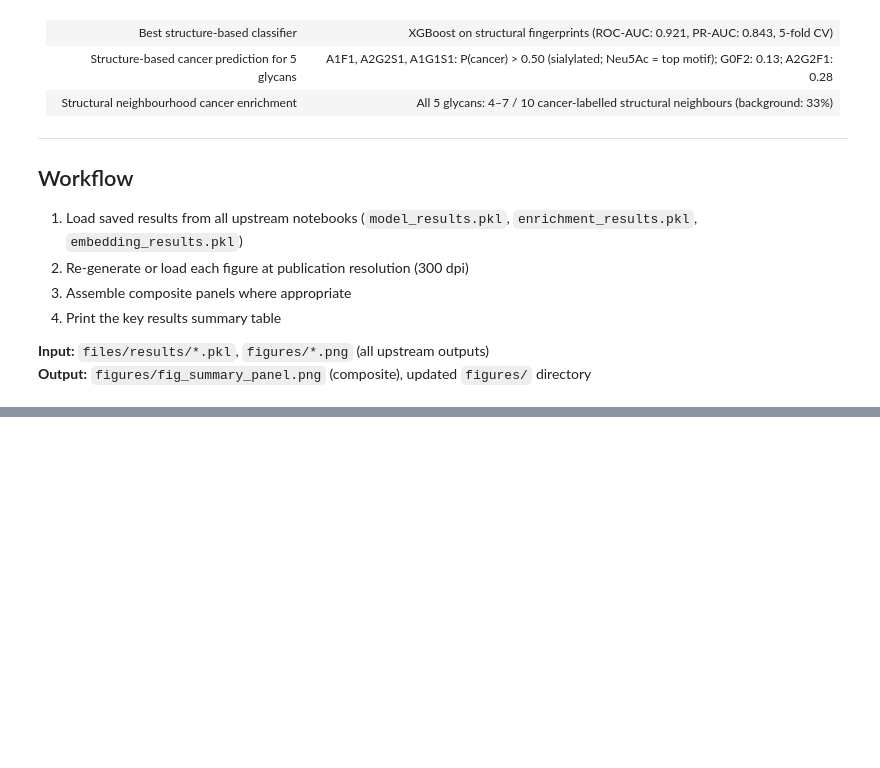
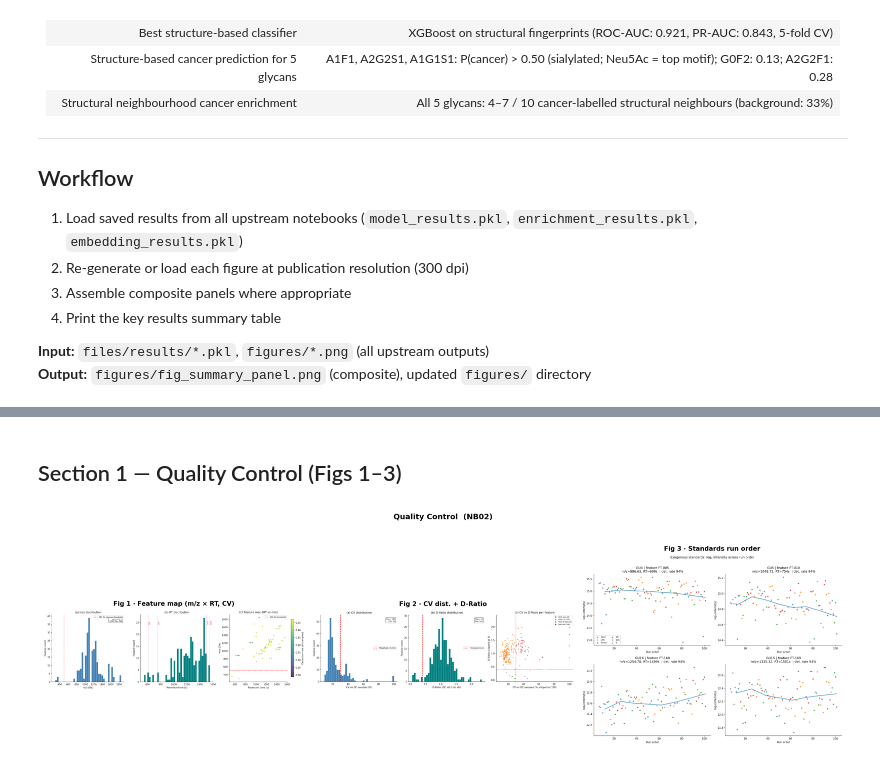
Before and after one commit to hannahhajj/AI4chem, a Jupyter notebook: Notebooks/08_summary_figures.ipynb, the cells around one changed output, grey strips where cells are left out. Drawn from its saved outputs; the diff is of its cells as text; code cells hidden in the pictures; blank space fills up the shorter version.

```diff
--- a/Notebooks/08_summary_figures.ipynb
+++ b/Notebooks/08_summary_figures.ipynb
@@ -52,0 +151,14 @@ Final notebook. Assembles all results into publication-ready figures and a key r
+# %% [markdown]
+## Section 1 — Quality Control (Figs 1–3)
+# %%
+fig, axes = plt.subplots(1, 3, figsize=(18, 6))
+for ax, n in zip(axes, [1, 2, 3]):
+    img, title = load_img(n)
+    ax.imshow(img)
+    ax.set_title(title, fontsize=10, fontweight="bold")
+    ax.axis("off")
+fig.suptitle("Quality Control  (NB02)", fontsize=12, fontweight="bold")
+plt.tight_layout()
+plt.show()
+# %% [output]
+[figure, added]
```
Also changed, not shown: parts of 16 cells of this notebook, 1 other file.
